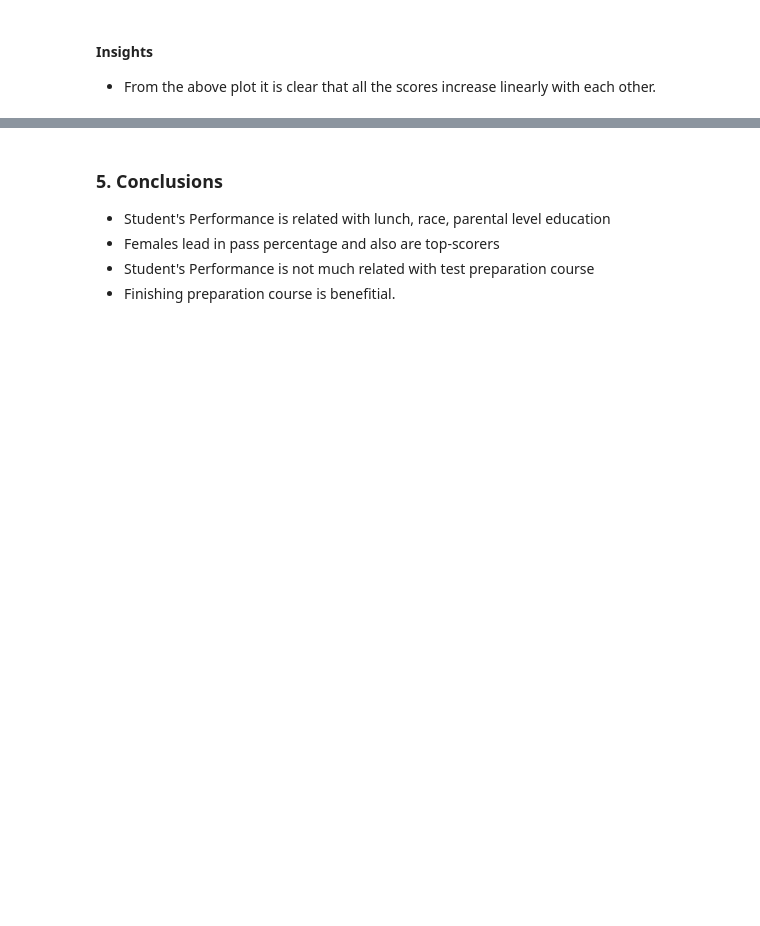
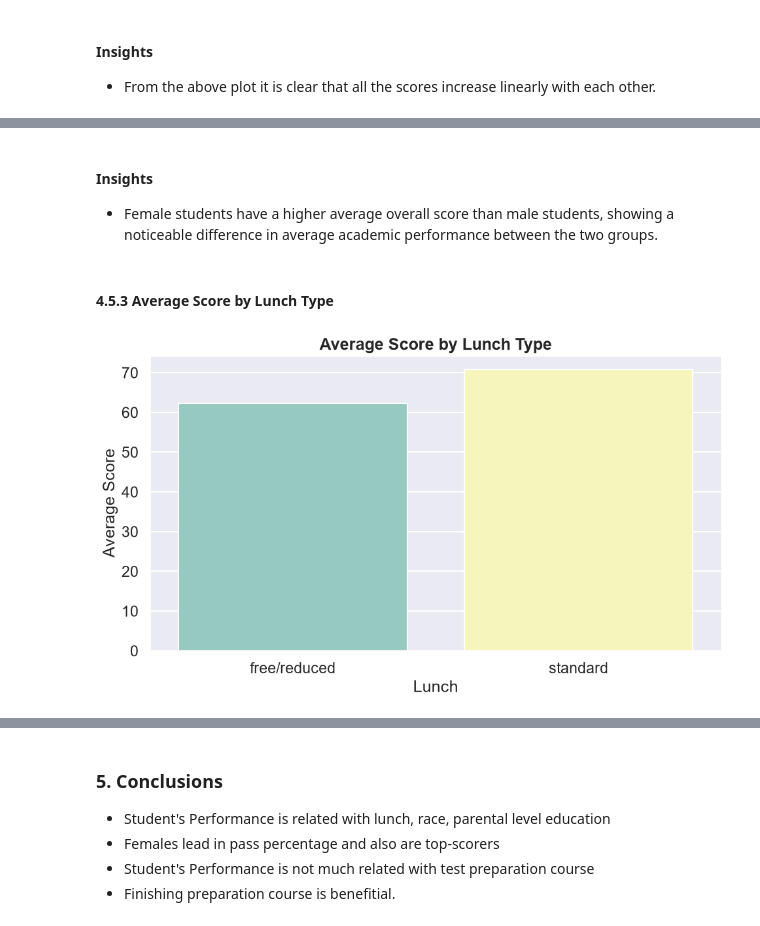
Before and after one commit to akhileshyadav8/Student-Performance-Indicator, a Jupyter notebook: notebook/1 . EDA STUDENT PERFORMANCE .ipynb, the cells around one changed output, grey strips where cells are left out. Cells and saved outputs as stored; diff of their text form; code cells hidden in the pictures; blank space fills up the shorter version.

```diff
--- a/notebook/1 . EDA STUDENT PERFORMANCE .ipynb
+++ b/notebook/1 . EDA STUDENT PERFORMANCE .ipynb
@@ -653,0 +721,25 @@ plt.show()
+# %% [markdown]
+#### Insights
+- Female students have a higher average overall score than male students, showing a noticeable difference in average academic performance between the two groups.
+# %% [markdown]
+#### 4.5.3 Average Score by Lunch Type
+# %%
+lunch_average = df.groupby('lunch')['average'].mean()
+
+plt.figure(figsize=(10, 6))
+
+sns.barplot(
+    x=lunch_average.index,
+    y=lunch_average.values,
+    palette='Set3'
+)
+
+plt.title('Average Score by Lunch Type', fontweight='bold')
+plt.xlabel('Lunch')
+plt.ylabel('Average Score')
+
+plt.tight_layout()
+plt.savefig('average_score_by_lunch.png', dpi=300, bbox_inches='tight')
+plt.show()
+# %% [output]
+[figure, added]
```
Also changed, not shown: parts of 31 cells of this notebook.
